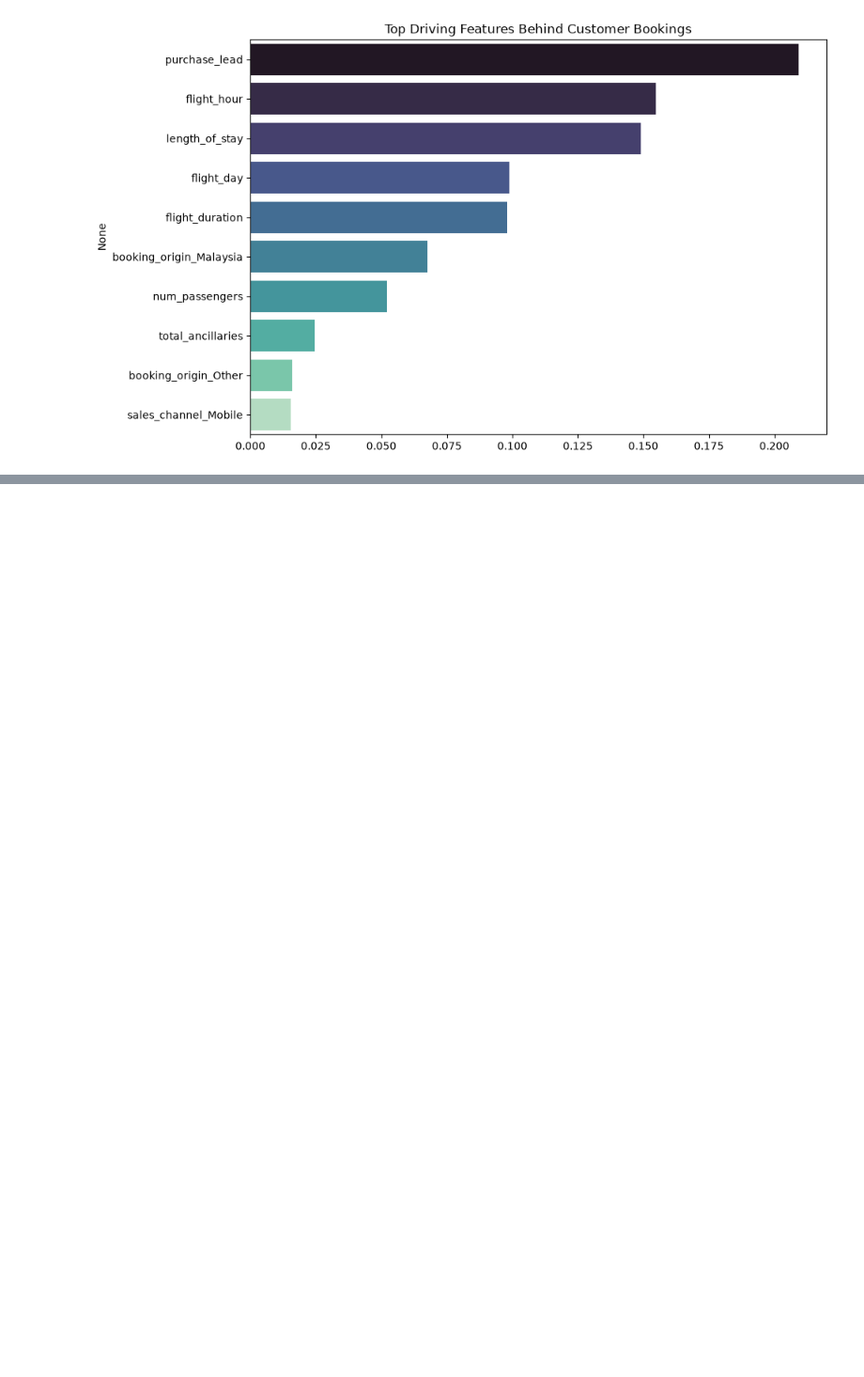
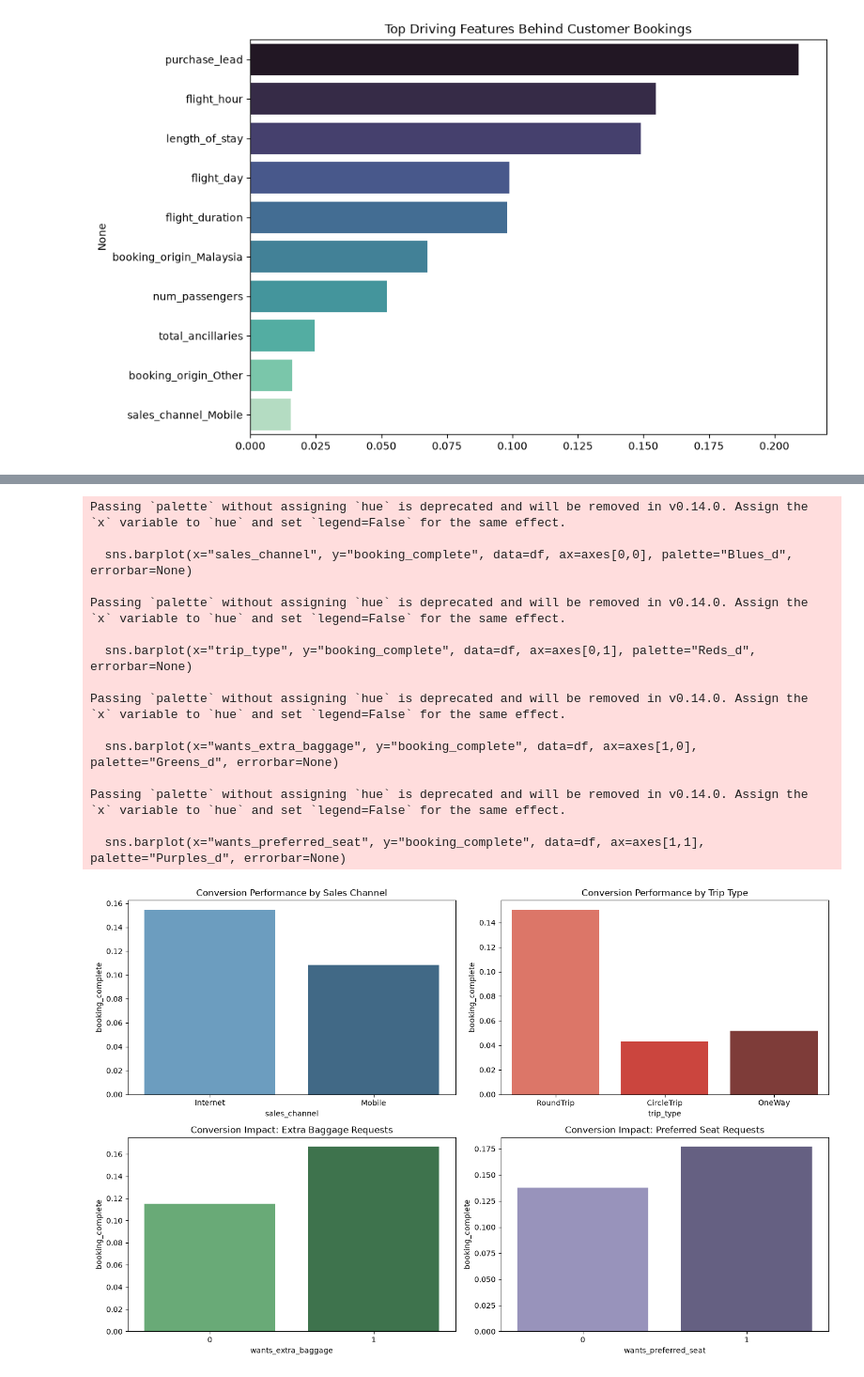
Before and after one commit to Dasari-Pallavi/british-airways-data-science, a Jupyter notebook: notebooks/02_booking_prediction.ipynb, the cells around one changed output, grey strips where cells are left out. Shown at 94% size. Cells and saved outputs as stored; diff of their text form; code cells hidden in the pictures; blank space fills up the shorter version.

```diff
--- a/notebooks/02_booking_prediction.ipynb
+++ b/notebooks/02_booking_prediction.ipynb
@@ -66,0 +143,35 @@ weighted avg       0.81      0.81      0.81      9857
+# %%
+fig, axes = plt.subplots(2, 2, figsize=(14, 9))
+
+sns.barplot(x="sales_channel", y="booking_complete", data=df, ax=axes[0,0], palette="Blues_d", errorbar=None)
+axes[0,0].set_title("Conversion Performance by Sales Channel")
+
+sns.barplot(x="trip_type", y="booking_complete", data=df, ax=axes[0,1], palette="Reds_d", errorbar=None)
+axes[0,1].set_title("Conversion Performance by Trip Type")
+
+sns.barplot(x="wants_extra_baggage", y="booking_complete", data=df, ax=axes[1,0], palette="Greens_d", errorbar=None)
+axes[1,0].set_title("Conversion Impact: Extra Baggage Requests")
+
+sns.barplot(x="wants_preferred_seat", y="booking_complete", data=df, ax=axes[1,1], palette="Purples_d", errorbar=None)
+axes[1,1].set_title("Conversion Impact: Preferred Seat Requests")
+
+plt.tight_layout()
+plt.savefig("../images/booking_rate_by_factor.png", bbox_inches="tight")
+plt.show()
+# %% [output]
+Passing `palette` without assigning `hue` is deprecated and will be removed in v0.14.0. Assign the `x` variable to `hue` and set `legend=False` for the same effect.
+
+  sns.barplot(x="sales_channel", y="booking_complete", data=df, ax=axes[0,0], palette="Blues_d", errorbar=None)
+
+Passing `palette` without assigning `hue` is deprecated and will be removed in v0.14.0. Assign the `x` variable to `hue` and set `legend=False` for the same effect.
+
+  sns.barplot(x="trip_type", y="booking_complete", data=df, ax=axes[0,1], palette="Reds_d", errorbar=None)
+
+Passing `palette` without assigning `hue` is deprecated and will be removed in v0.14.0. Assign the `x` variable to `hue` and set `legend=False` for the same effect.
+
+  sns.barplot(x="wants_extra_baggage", y="booking_complete", data=df, ax=axes[1,0], palette="Greens_d", errorbar=None)
+
+Passing `palette` without assigning `hue` is deprecated and will be removed in v0.14.0. Assign the `x` variable to `hue` and set `legend=False` for the same effect.
+
+  sns.barplot(x="wants_preferred_seat", y="booking_complete", data=df, ax=axes[1,1], palette="Purples_d", errorbar=None)
+[figure, added]
```
Also changed, not shown: parts of 7 cells of this notebook, 5 other files.
